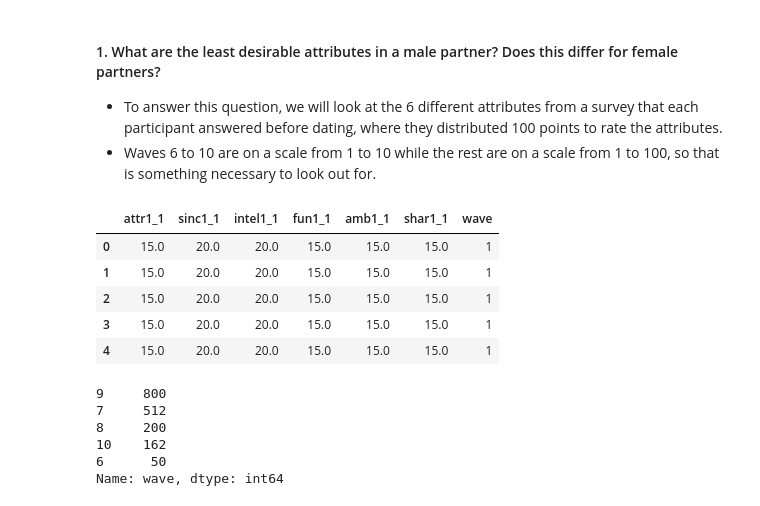
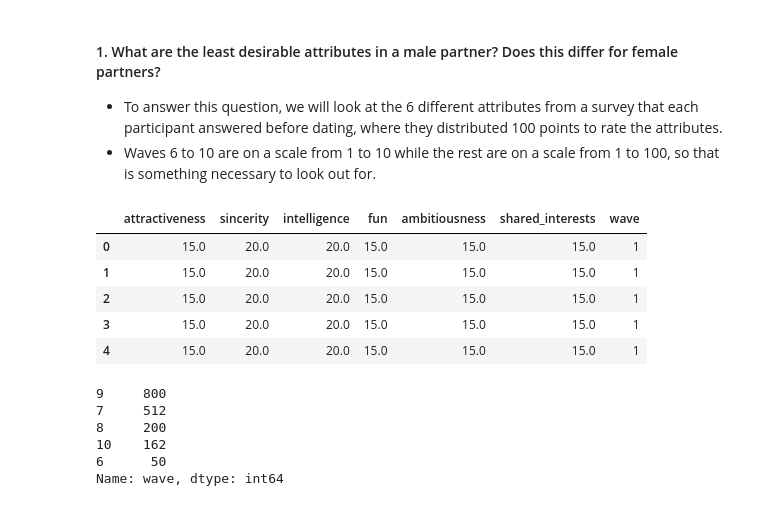
Before and after one commit to davidegc1/EDA_SpeedDating, a Jupyter notebook: Speed_dating.ipynb, the cells around one changed output. Saved outputs shown, nothing was run; the diff lists cells and outputs as text; code cells hidden in the pictures.

```diff
--- a/Speed_dating.ipynb
+++ b/Speed_dating.ipynb
@@ -682,10 +627,19 @@ Name: them_cal, dtype: int64
 - To answer this question, we will look at the 6 different attributes from a survey that each participant answered before dating, where they distributed 100 points to rate the attributes.
 - Waves 6 to 10 are on a scale from 1 to 10 while the rest are on a scale from 1 to 100, so that is something necessary to look out for.
 # %%
+# create dataframe with attributes
 look_for = df[["attr1_1", "sinc1_1", "intel1_1", "fun1_1", "amb1_1", "shar1_1", "wave"]]
+# rename columns
+look_for.rename(columns={"attr1_1":"attractiveness",
+                         "sinc1_1":"sincerity",
+                         "intel1_1":"intelligence",
+                         "fun1_1":"fun",
+                         "amb1_1":"ambitiousness",
+                         "shar1_1":"shared_interests"
+                         }, inplace=True)
 look_for.head()
 # %% [output]
-|  | attr1_1 | sinc1_1 | intel1_1 | fun1_1 | amb1_1 | shar1_1 | wave |
+|  | attractiveness | sincerity | intelligence | fun | ambitiousness | shared_interests | wave |
 | 0 | 15.0 | 20.0 | 20.0 | 15.0 | 15.0 | 15.0 | 1 |
 | 1 | 15.0 | 20.0 | 20.0 | 15.0 | 15.0 | 15.0 | 1 |
 | 2 | 15.0 | 20.0 | 20.0 | 15.0 | 15.0 | 15.0 | 1 |
```
Also changed, not shown: parts of 76 cells of this notebook.
